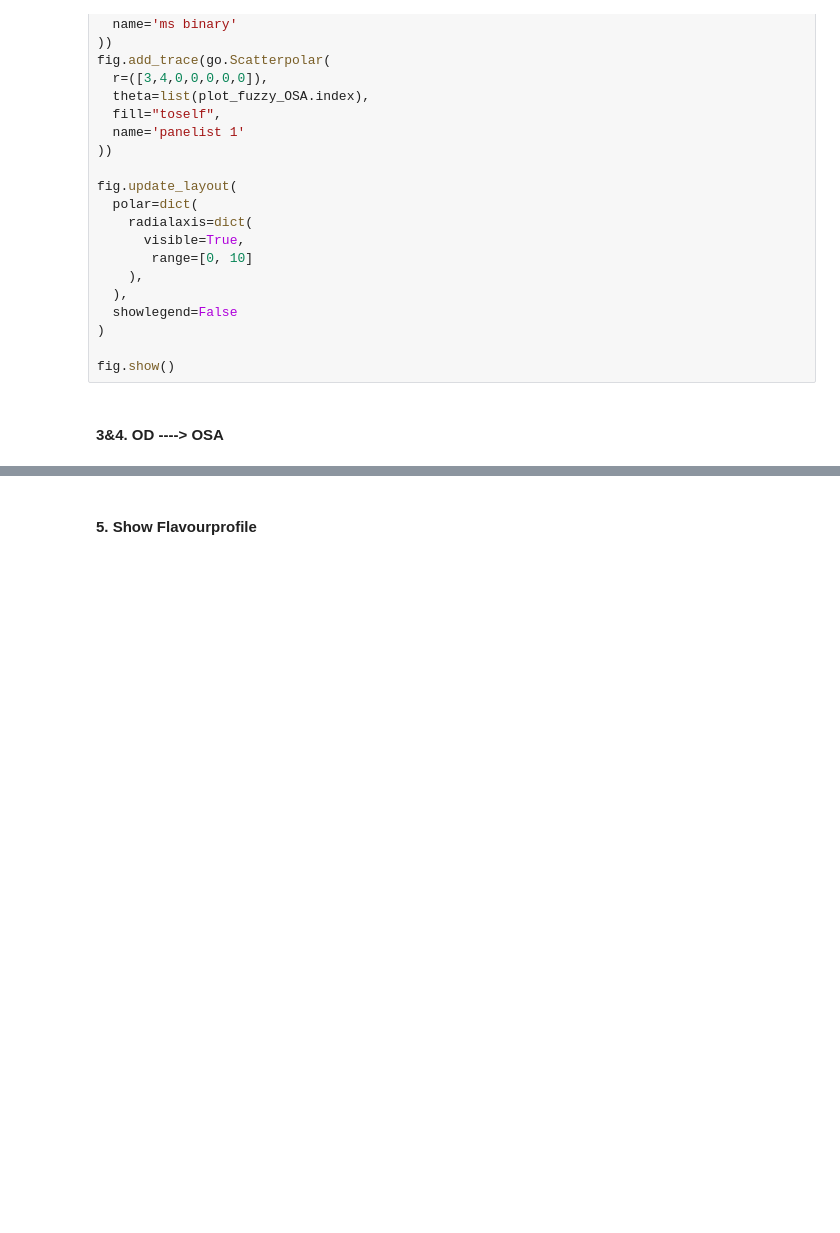
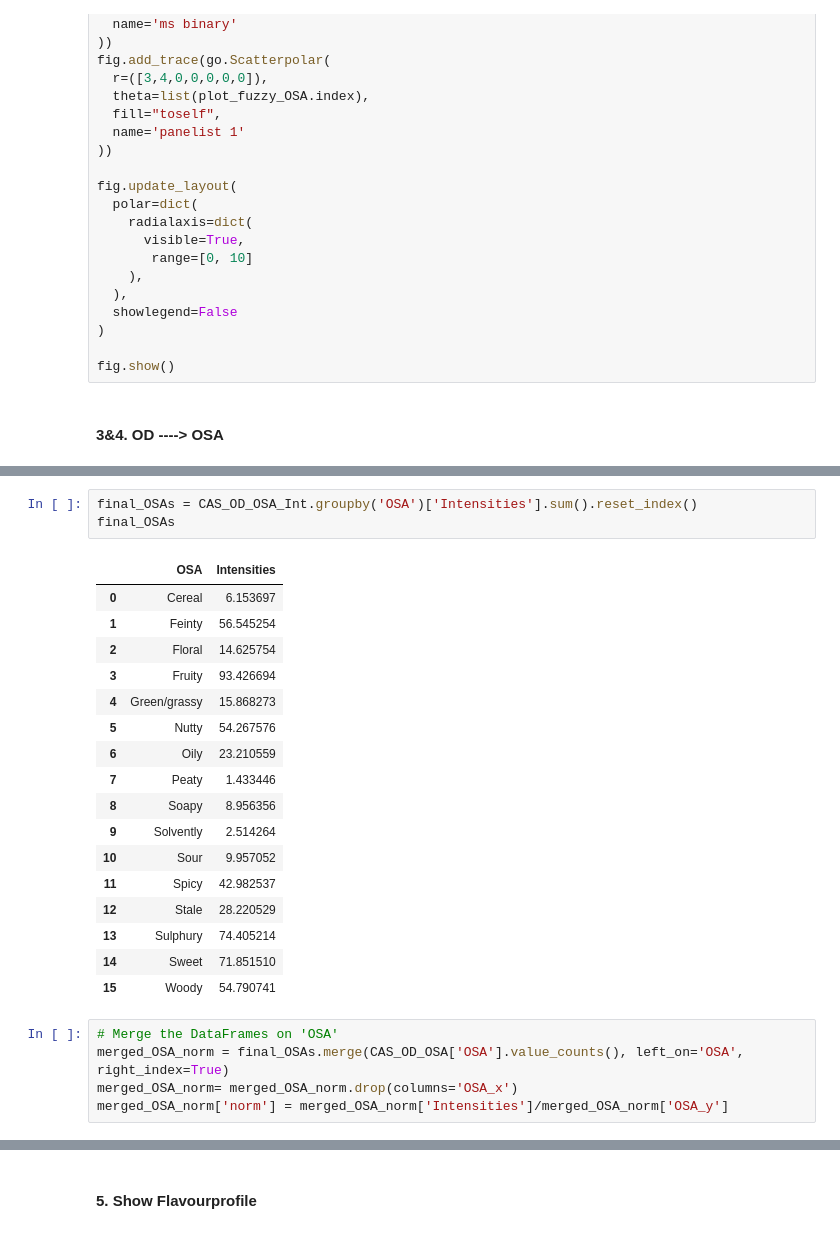
Before and after one commit to rengesf/flavorpred, a Jupyter notebook: Pipeline_RI.ipynb, the cells around one changed output, grey strips where cells are left out. Cells and saved outputs as stored; diff of their text form; blank space fills up the shorter version.

```diff
--- a/Pipeline_RI.ipynb
+++ b/Pipeline_RI.ipynb
@@ -1051,0 +1187,26 @@ dtype: float64
+# %%
+final_OSAs = CAS_OD_OSA_Int.groupby('OSA')['Intensities'].sum().reset_index()
+final_OSAs
+# %% [output]
+|  | OSA | Intensities |
+| 0 | Cereal | 6.153697 |
+| 1 | Feinty | 56.545254 |
+| 2 | Floral | 14.625754 |
+| 3 | Fruity | 93.426694 |
+| 4 | Green/grassy | 15.868273 |
+| 5 | Nutty | 54.267576 |
+| 6 | Oily | 23.210559 |
+| 7 | Peaty | 1.433446 |
+| 8 | Soapy | 8.956356 |
+| 9 | Solvently | 2.514264 |
+| 10 | Sour | 9.957052 |
+| 11 | Spicy | 42.982537 |
+| 12 | Stale | 28.220529 |
+| 13 | Sulphury | 74.405214 |
+| 14 | Sweet | 71.851510 |
+| 15 | Woody | 54.790741 |
+# %%
+# Merge the DataFrames on 'OSA'
+merged_OSA_norm = final_OSAs.merge(CAS_OD_OSA['OSA'].value_counts(), left_on='OSA', right_index=True)
+merged_OSA_norm= merged_OSA_norm.drop(columns='OSA_x')
+merged_OSA_norm['norm'] = merged_OSA_norm['Intensities']/merged_OSA_norm['OSA_y']
```
Also changed, not shown: parts of 33 cells of this notebook, 1 other file.
